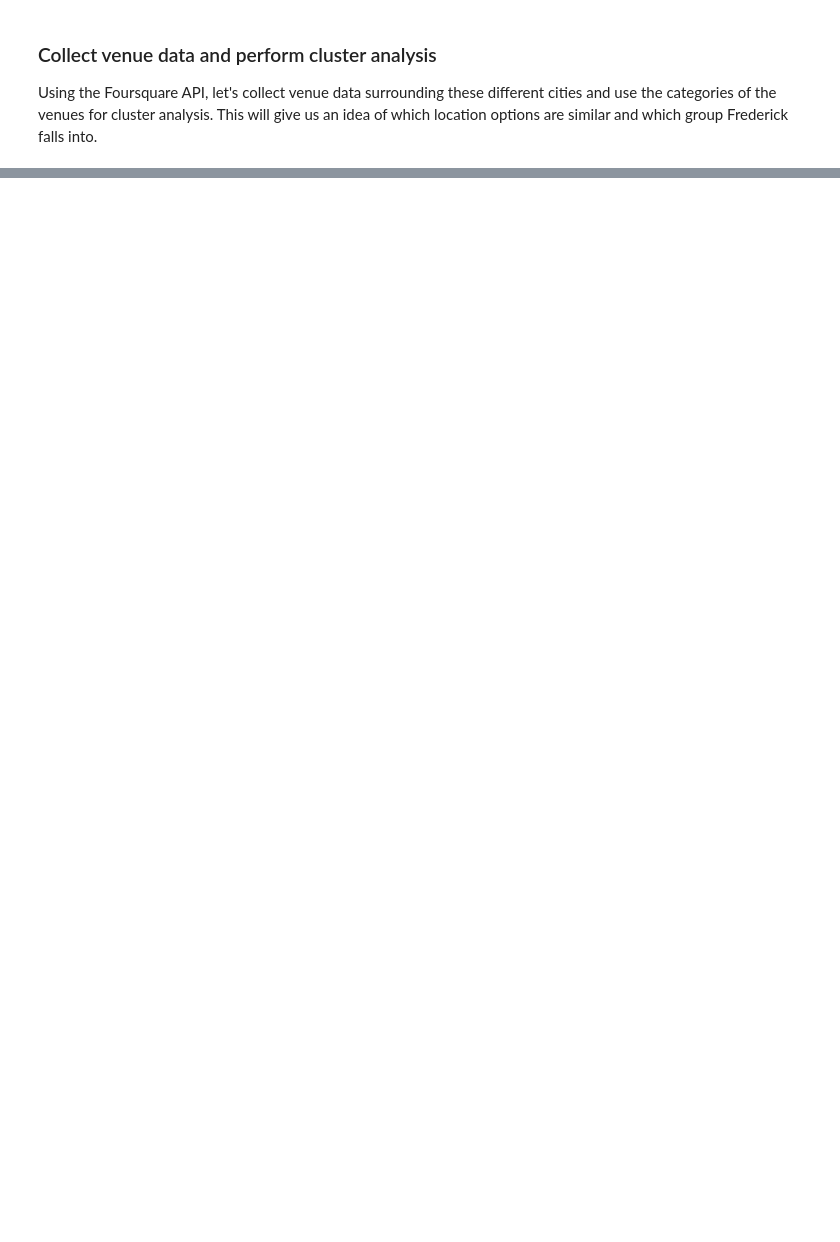
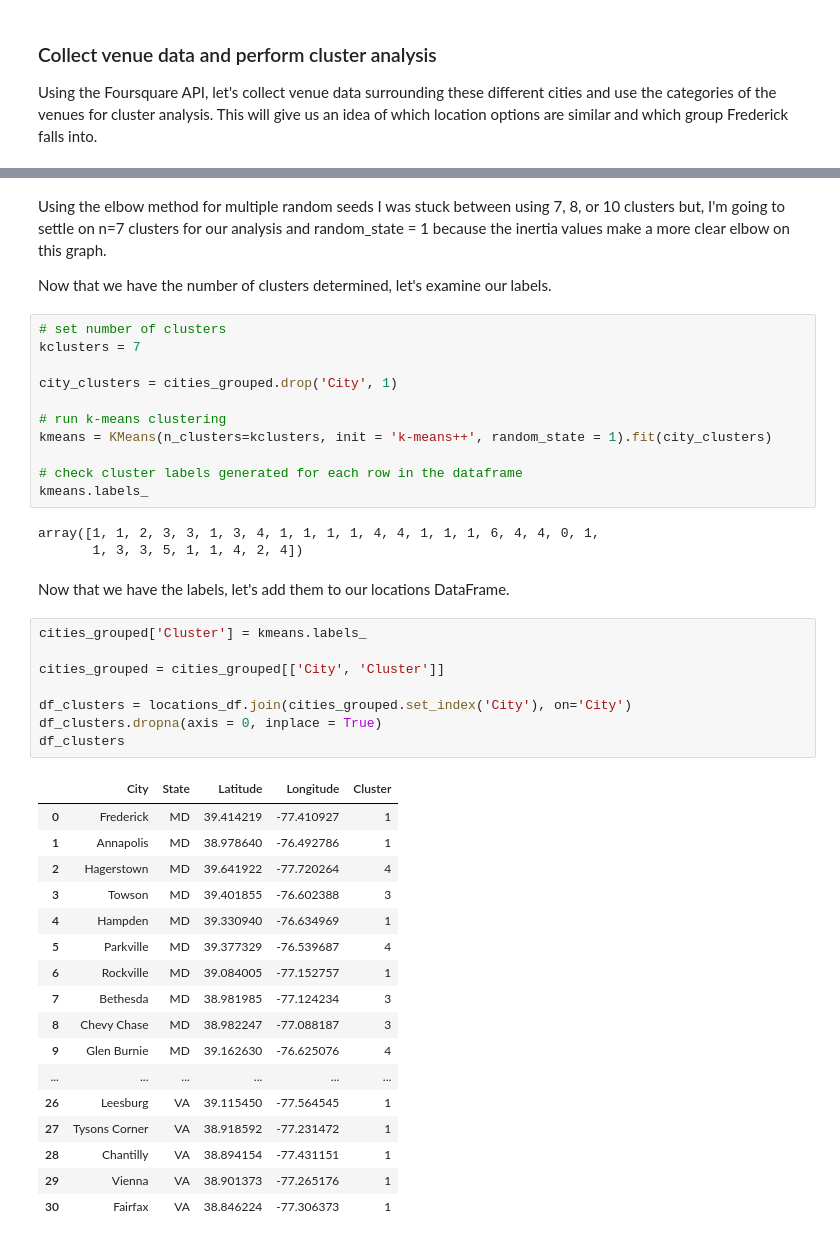
Before and after one commit to BradenSmolko/Coursera_Capstone, a Jupyter notebook: Coursera_Capstone.ipynb, the cells around one changed output, grey strips where cells are left out. Saved outputs shown, nothing was run; the diff lists cells and outputs as text; blank space fills up the shorter version.

```diff
--- a/Coursera_Capstone.ipynb
+++ b/Coursera_Capstone.ipynb
@@ -128,0 +263,46 @@ Using the Foursquare API, let's collect venue data surrounding these different c
+# %% [markdown]
+Using the elbow method for multiple random seeds I was stuck between using 7, 8, or 10 clusters but, I'm going to settle on n=7 clusters for our analysis and random_state = 1 because the inertia values make a more clear elbow on this graph.
+
+Now that we have the number of clusters determined, let's examine our labels.
+# %%
+# set number of clusters
+kclusters = 7
+
+city_clusters = cities_grouped.drop('City', 1)
+
+# run k-means clustering
+kmeans = KMeans(n_clusters=kclusters, init = 'k-means++', random_state = 1).fit(city_clusters)
+
+# check cluster labels generated for each row in the dataframe
+kmeans.labels_
+# %% [output]
+array([1, 1, 2, 3, 3, 1, 3, 4, 1, 1, 1, 1, 4, 4, 1, 1, 1, 6, 4, 4, 0, 1,
+       1, 3, 3, 5, 1, 1, 4, 2, 4])
+# %% [markdown]
+Now that we have the labels, let's add them to our locations DataFrame.
+# %%
+cities_grouped['Cluster'] = kmeans.labels_
+
+cities_grouped = cities_grouped[['City', 'Cluster']]
+
+df_clusters = locations_df.join(cities_grouped.set_index('City'), on='City')
+df_clusters.dropna(axis = 0, inplace = True)
+df_clusters
+# %% [output]
+|  | City | State | Latitude | Longitude | Cluster |
+| 0 | Frederick | MD | 39.414219 | -77.410927 | 1 |
+| 1 | Annapolis | MD | 38.978640 | -76.492786 | 1 |
+| 2 | Hagerstown | MD | 39.641922 | -77.720264 | 4 |
+| 3 | Towson | MD | 39.401855 | -76.602388 | 3 |
+| 4 | Hampden | MD | 39.330940 | -76.634969 | 1 |
+| 5 | Parkville | MD | 39.377329 | -76.539687 | 4 |
+| 6 | Rockville | MD | 39.084005 | -77.152757 | 1 |
+| 7 | Bethesda | MD | 38.981985 | -77.124234 | 3 |
+| 8 | Chevy Chase | MD | 38.982247 | -77.088187 | 3 |
+| 9 | Glen Burnie | MD | 39.162630 | -76.625076 | 4 |
+| ... | ... | ... | ... | ... | ... |
+| 26 | Leesburg | VA | 39.115450 | -77.564545 | 1 |
+| 27 | Tysons Corner | VA | 38.918592 | -77.231472 | 1 |
+| 28 | Chantilly | VA | 38.894154 | -77.431151 | 1 |
+| 29 | Vienna | VA | 38.901373 | -77.265176 | 1 |
+| 30 | Fairfax | VA | 38.846224 | -77.306373 | 1 |
```
Also changed, not shown: parts of 28 cells of this notebook.
